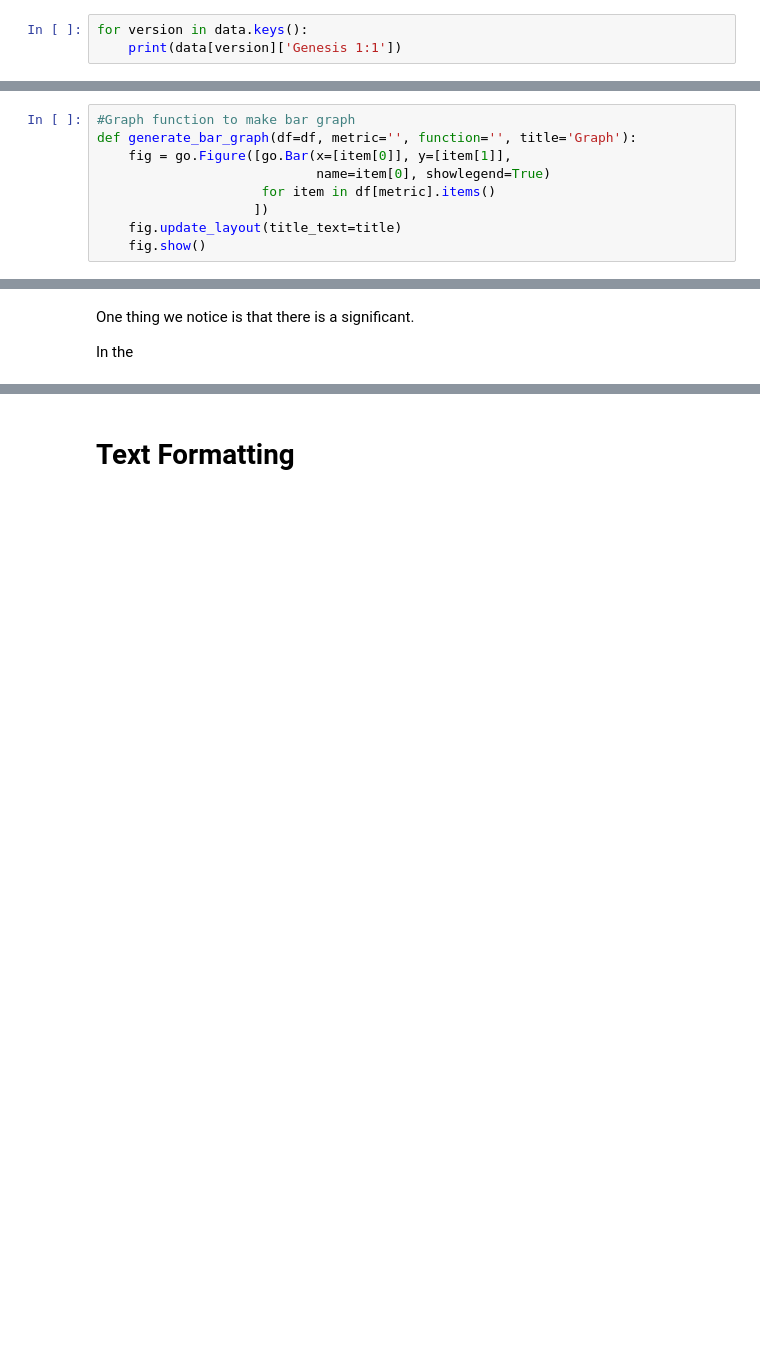
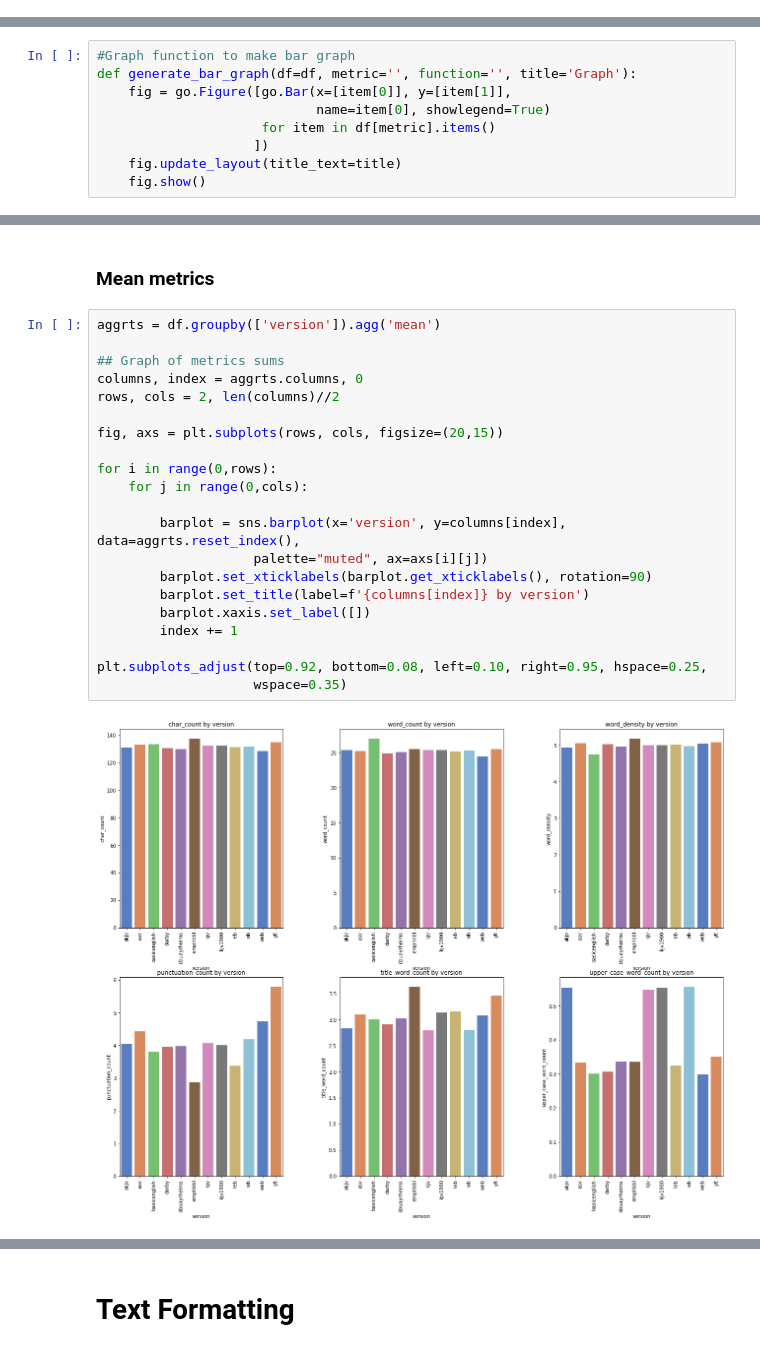
Before and after one commit to rahkeemg/Bible_Comparison, a Jupyter notebook: Bible_Comparison.ipynb, the cells around one changed output, grey strips where cells are left out. Saved outputs shown, nothing was run; the diff lists cells and outputs as text; blank space fills up the shorter version.

```diff
--- a/Bible_Comparison.ipynb
+++ b/Bible_Comparison.ipynb
@@ -234,6 +236,3 @@ Some of these statistics include the following:
 `char_count` <br>
 `word_count` <br>
 `punctuation_count` <br>
-# %%
-for version in data.keys():
-    print(data[version]['Genesis 1:1'])
@@ -386,7 +372,28 @@ plt.subplots_adjust(top=0.92, bottom=0.08, left=0.10, right=0.95, hspace=0.25,
                     wspace=0.35)
 # %% [output]
 [figure]
-# %% [markdown]
-One thing we notice is that there is a significant.
-
-In the
+# %% [markdown]
+### Mean metrics
+# %%
+aggrts = df.groupby(['version']).agg('mean')
+
+## Graph of metrics sums
+columns, index = aggrts.columns, 0
+rows, cols = 2, len(columns)//2
+
+fig, axs = plt.subplots(rows, cols, figsize=(20,15))
+
+for i in range(0,rows):
+    for j in range(0,cols):
+
+        barplot = sns.barplot(x='version', y=columns[index], data=aggrts.reset_index(),
+                    palette="muted", ax=axs[i][j])
+        barplot.set_xticklabels(barplot.get_xticklabels(), rotation=90)
+        barplot.set_title(label=f'{columns[index]} by version')
+        barplot.xaxis.set_label([])
+        index += 1
+
+plt.subplots_adjust(top=0.92, bottom=0.08, left=0.10, right=0.95, hspace=0.25,
+                    wspace=0.35)
+# %% [output]
+[figure, added]
```
Also changed, not shown: parts of 16 cells of this notebook, 8 other files.
